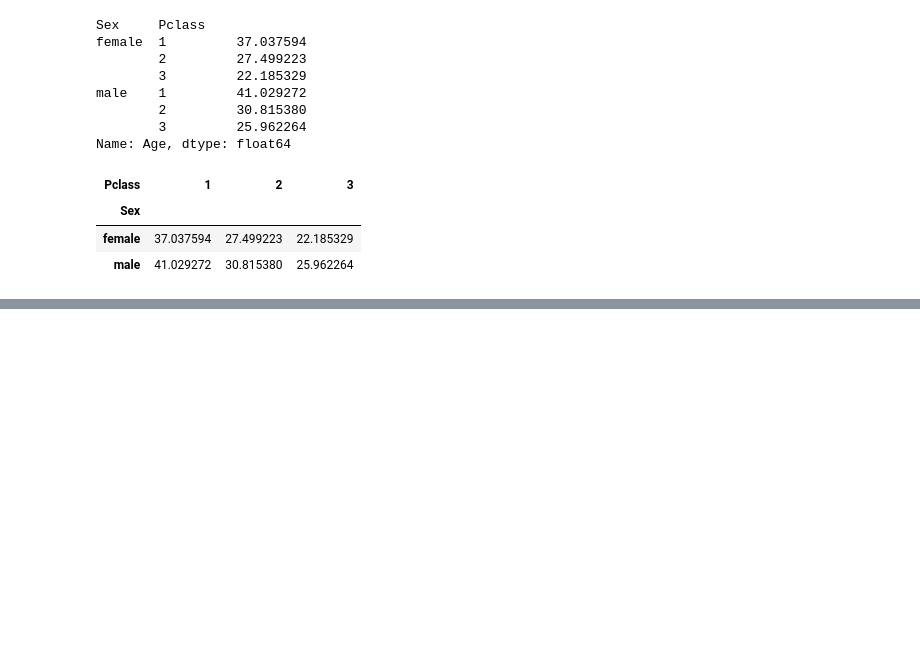
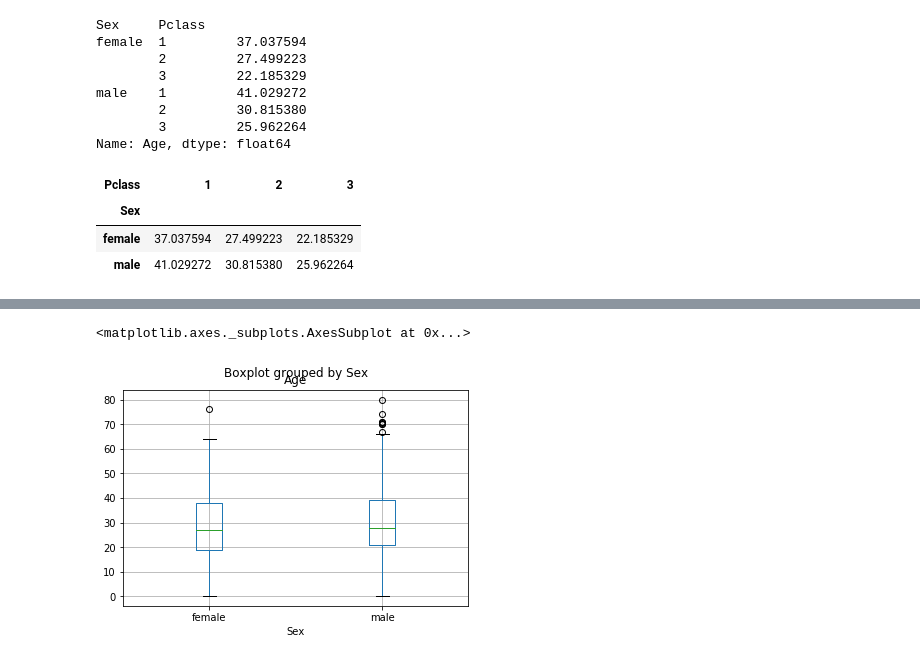
Before and after one commit to Suryanshg/titanic, a Jupyter notebook: notebooks/2.0-sg-exploring-processing-data.ipynb, the cells around one changed output, grey strips where cells are left out. Drawn from its saved outputs; the diff is of its cells as text; code cells hidden in the pictures; blank space fills up the shorter version.

```diff
--- a/notebooks/2.0-sg-exploring-processing-data.ipynb
+++ b/notebooks/2.0-sg-exploring-processing-data.ipynb
@@ -575,0 +757,6 @@ df.groupby(['Sex','Pclass']).Age.mean().unstack()
+# %%
+# visualize using boxplot
+df[df.Age.notnull()].boxplot('Age','Sex')
+# %% [output]
+<matplotlib.axes._subplots.AxesSubplot at 0x...>
+[figure, added]
```
Also changed, not shown: parts of 104 cells of this notebook, 1 other file.
